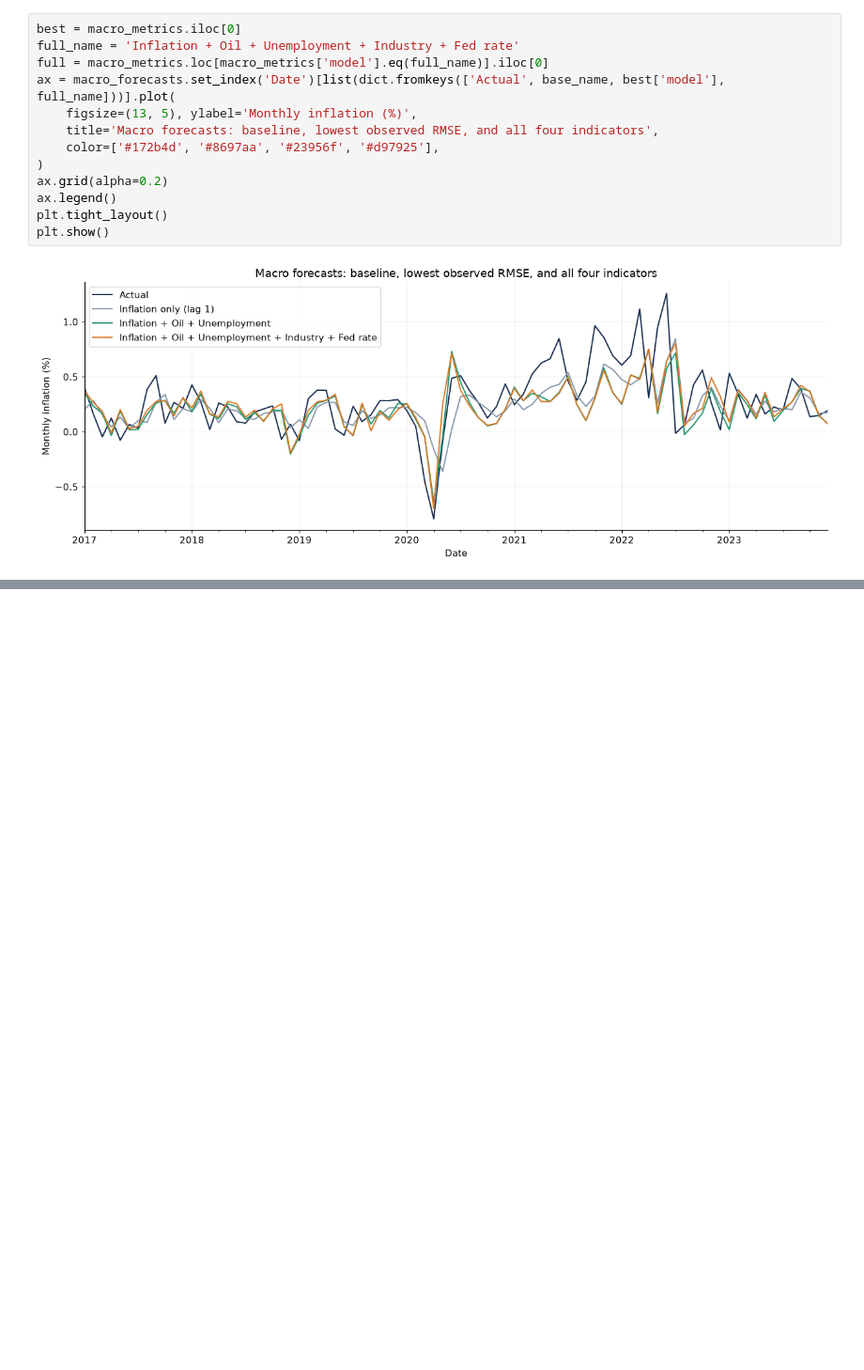
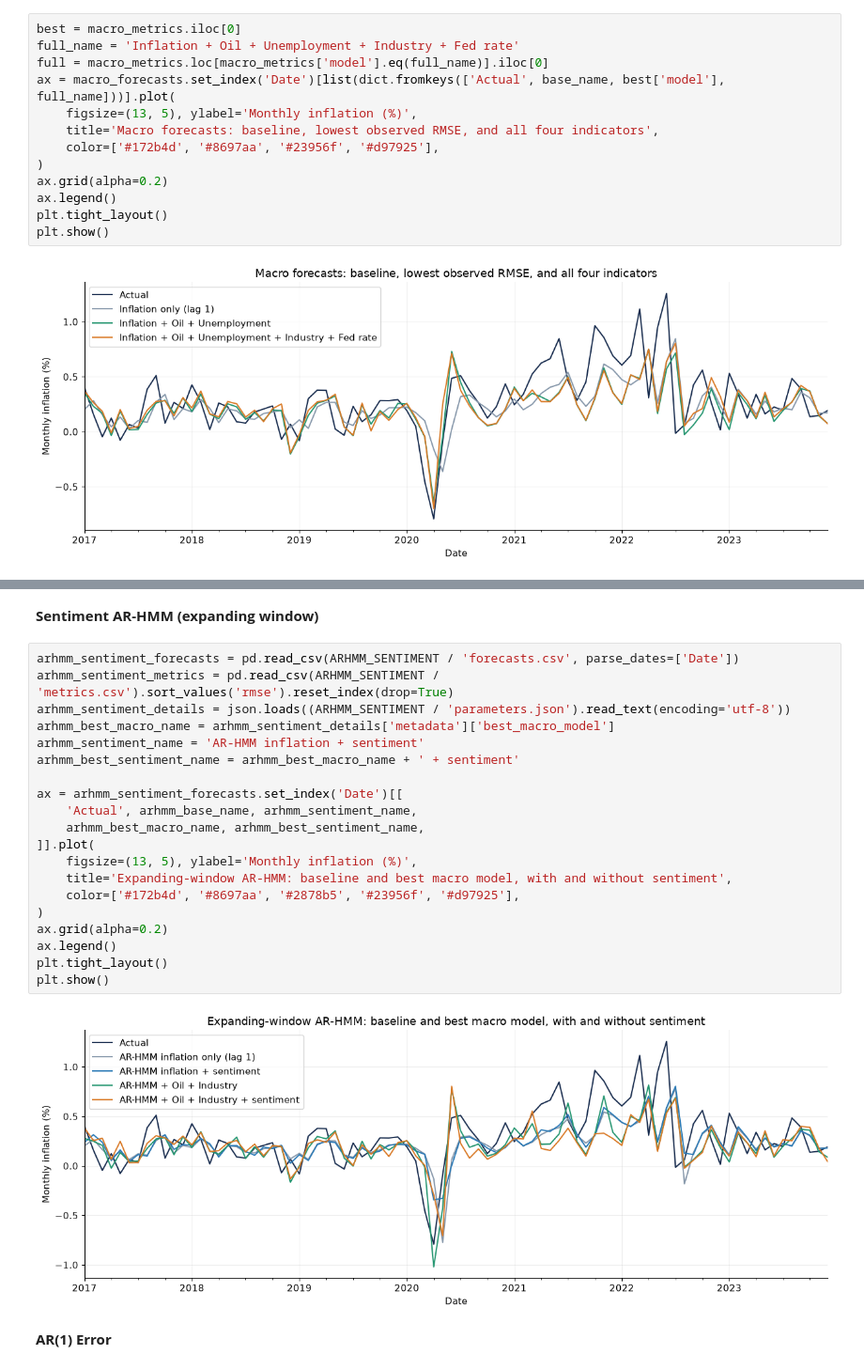
Before and after one commit to zahra-ynp/Thesis, a Jupyter notebook: modelling/notebooks/02_Forecasting_and_Regime_Results.ipynb, the cells around one changed output, grey strips where cells are left out. Shown at 94% size. Cells and saved outputs as stored; diff of their text form; blank space fills up the shorter version.

```diff
--- a/modelling/notebooks/02_Forecasting_and_Regime_Results.ipynb
+++ b/modelling/notebooks/02_Forecasting_and_Regime_Results.ipynb
@@ -150,3 +216,29 @@ plt.show()
+# %% [markdown]
+**Sentiment AR-HMM (expanding window)**
+# %%
+arhmm_sentiment_forecasts = pd.read_csv(ARHMM_SENTIMENT / 'forecasts.csv', parse_dates=['Date'])
+arhmm_sentiment_metrics = pd.read_csv(ARHMM_SENTIMENT / 'metrics.csv').sort_values('rmse').reset_index(drop=True)
+arhmm_sentiment_details = json.loads((ARHMM_SENTIMENT / 'parameters.json').read_text(encoding='utf-8'))
+arhmm_best_macro_name = arhmm_sentiment_details['metadata']['best_macro_model']
+arhmm_sentiment_name = 'AR-HMM inflation + sentiment'
+arhmm_best_sentiment_name = arhmm_best_macro_name + ' + sentiment'
+
+ax = arhmm_sentiment_forecasts.set_index('Date')[[
+    'Actual', arhmm_base_name, arhmm_sentiment_name,
+    arhmm_best_macro_name, arhmm_best_sentiment_name,
+]].plot(
+    figsize=(13, 5), ylabel='Monthly inflation (%)',
+    title='Expanding-window AR-HMM: baseline and best macro model, with and without sentiment',
+    color=['#172b4d', '#8697aa', '#2878b5', '#23956f', '#d97925'],
+)
+ax.grid(alpha=0.2)
+ax.legend()
+plt.tight_layout()
+plt.show()
+# %% [output]
+[figure, added]
+# %% [markdown]
+**AR(1) Error**
 # %%
 rmse_comparison = sentiment_metrics[['model', 'rmse']].sort_values('rmse').reset_index(drop=True)
 display(rmse_comparison.round(4))
```
Also changed, not shown: parts of 11 cells of this notebook.
